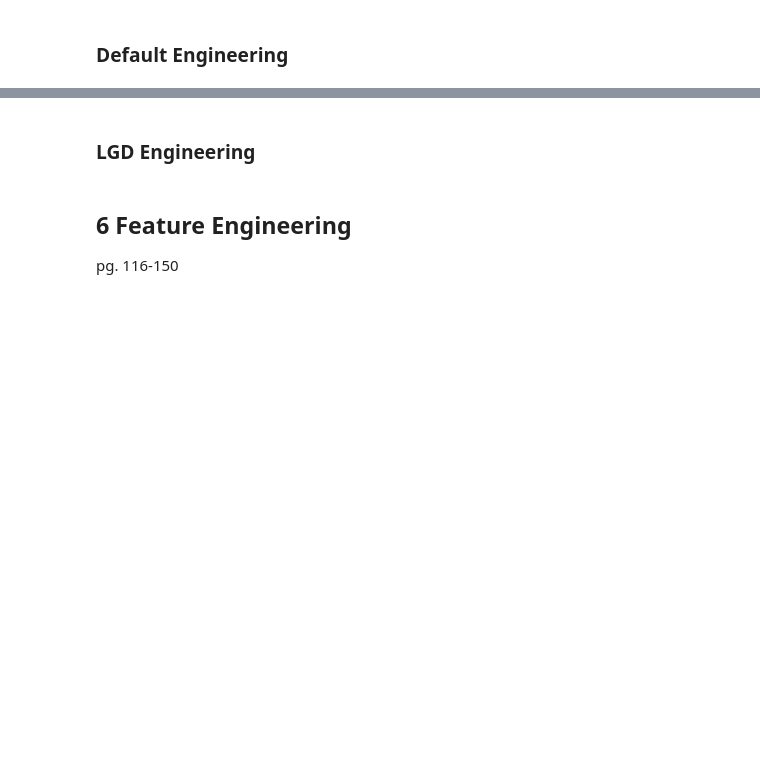
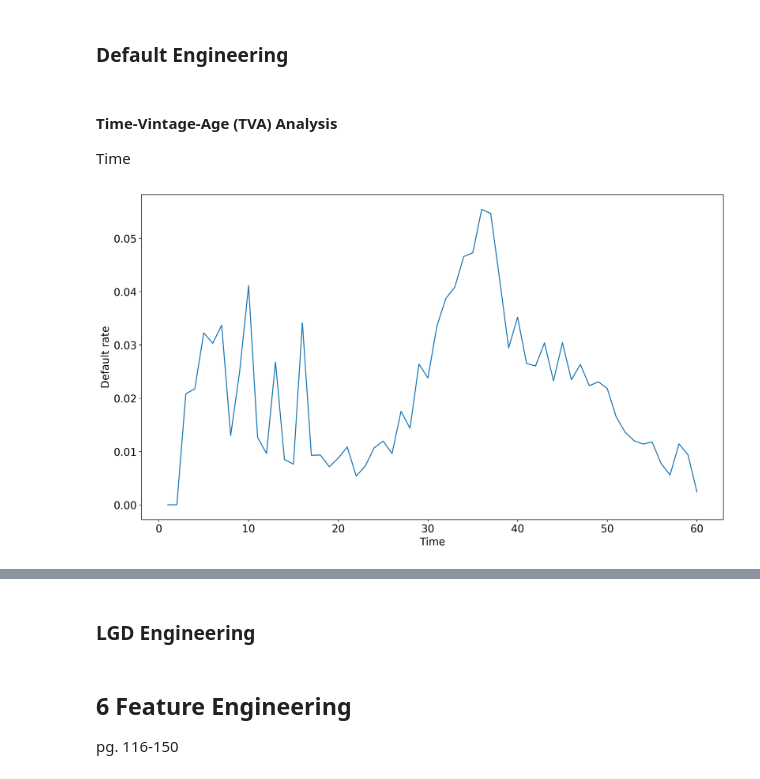
Before and after one commit to lktuan/deep_credit_risk, a Jupyter notebook: notebooks/part2_data_processing_and_validation.ipynb, the cells around one changed output, grey strips where cells are left out. Drawn from its saved outputs; the diff is of its cells as text; code cells hidden in the pictures; blank space fills up the shorter version.

```diff
--- a/notebooks/part2_data_processing_and_validation.ipynb
+++ b/notebooks/part2_data_processing_and_validation.ipynb
@@ -10,2 +84,16 @@ pg. 92-115
 # %% [markdown]
 ### Default Engineering
+# %% [markdown]
+#### Time-Vintage-Age (TVA) Analysis
+
+Time
+# %%
+# default rate by time
+default_rate = data.groupby('time')['default_time'].mean().reset_index(drop=False)
+# plot it
+plt.plot('time', 'default_time', data=default_rate)
+plt.xlabel('Time')
+plt.ylabel('Default rate')
+plt.show()
+# %% [output]
+[figure, added]
```
Also changed, not shown: parts of 16 cells of this notebook.
